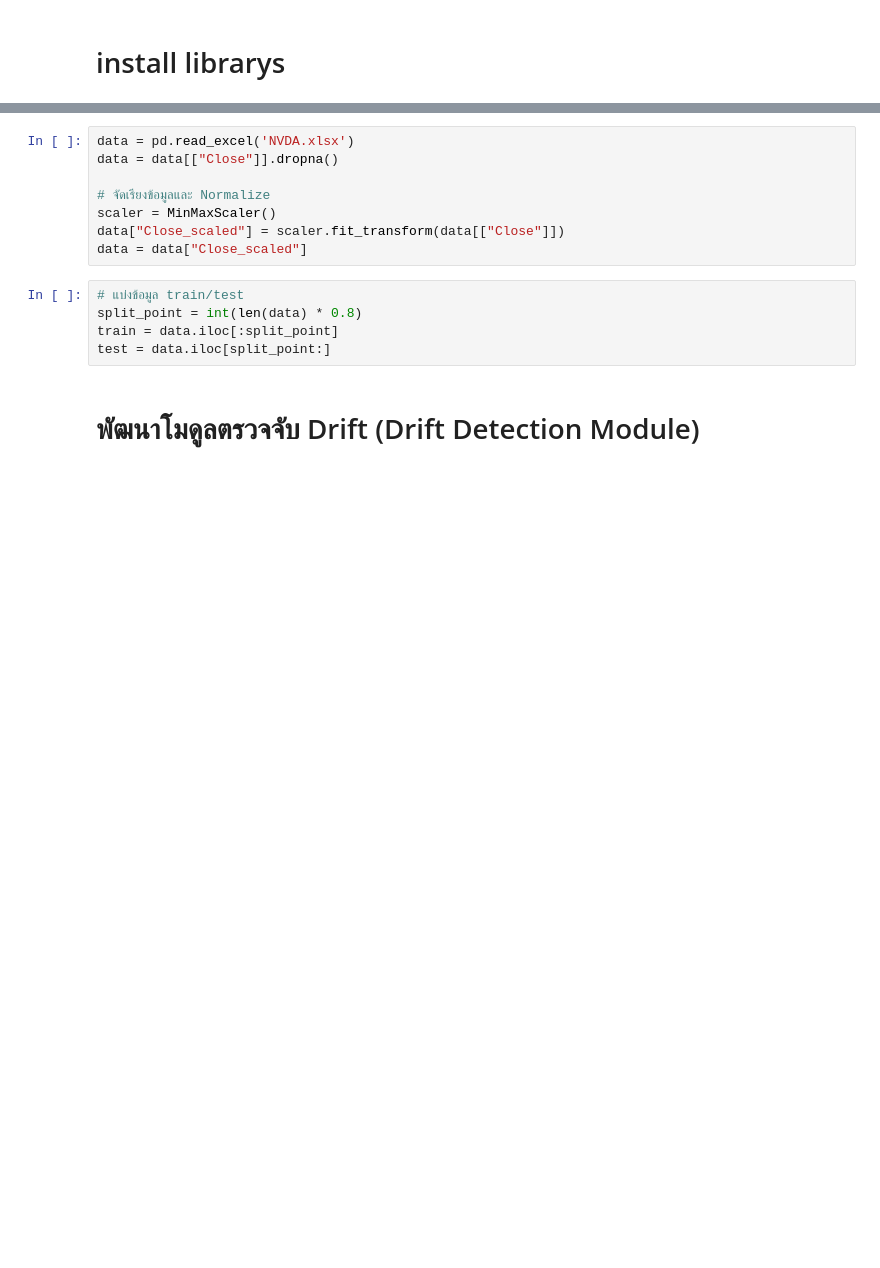
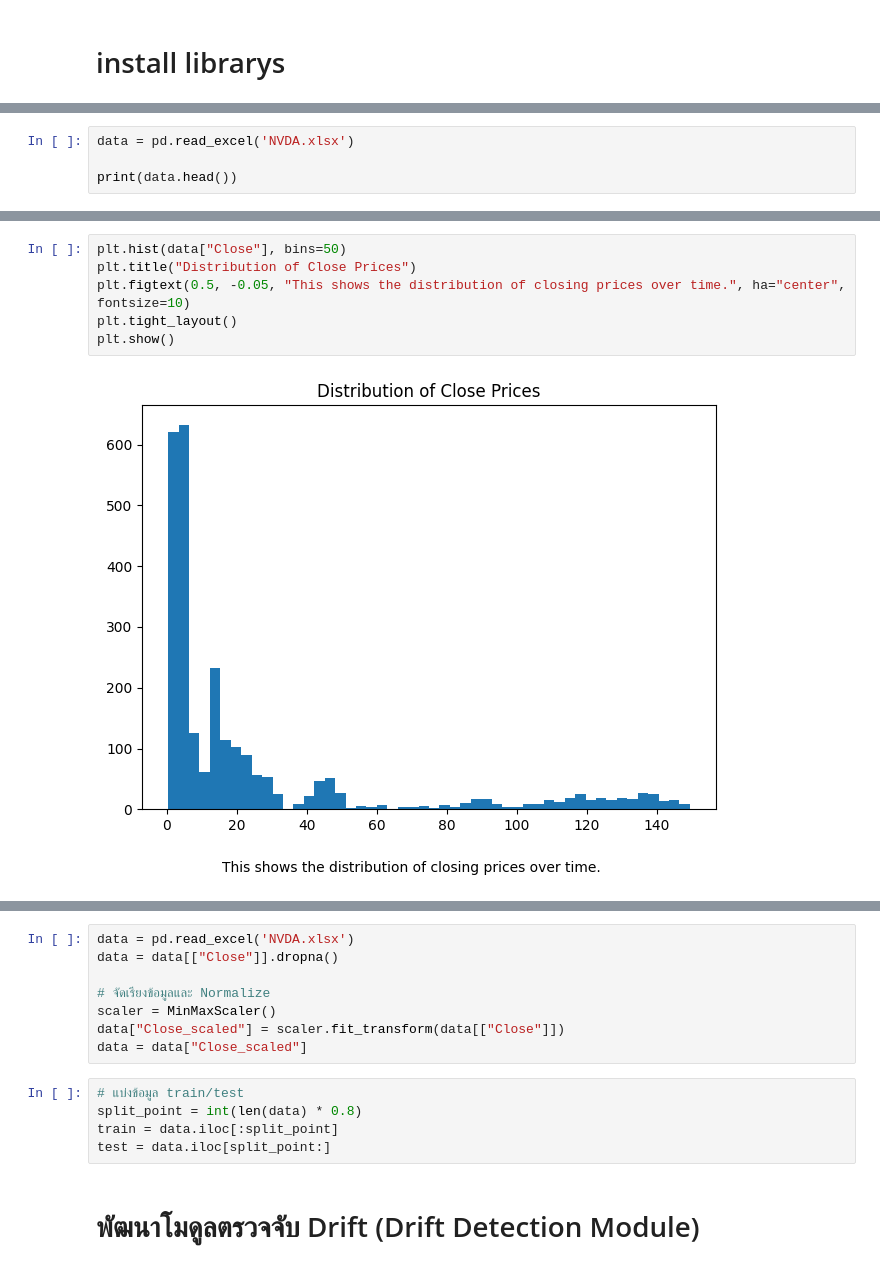
Before and after one commit to Prapakorn23/drift-cv-forecasting, a Jupyter notebook: Forecasting.ipynb, the cells around one changed output, grey strips where cells are left out. Drawn from its saved outputs; the diff is of its cells as text; blank space fills up the shorter version.

Commit message:
add Basic Data Check

```diff
--- a/Forecasting.ipynb
+++ b/Forecasting.ipynb
@@ -14 +13,5 @@ from scipy.spatial.distance import jensenshannon
 from scipy.stats import entropy
+# %%
+data = pd.read_excel('NVDA.xlsx')
+
+print(data.head())
@@ -14,0 +47,8 @@ from scipy.stats import entropy
+# %%
+plt.hist(data["Close"], bins=50)
+plt.title("Distribution of Close Prices")
+plt.figtext(0.5, -0.05, "This shows the distribution of closing prices over time.", ha="center", fontsize=10)
+plt.tight_layout()
+plt.show()
+# %% [output]
+[figure, added]
```
Also changed, not shown: parts of 15 cells of this notebook.
